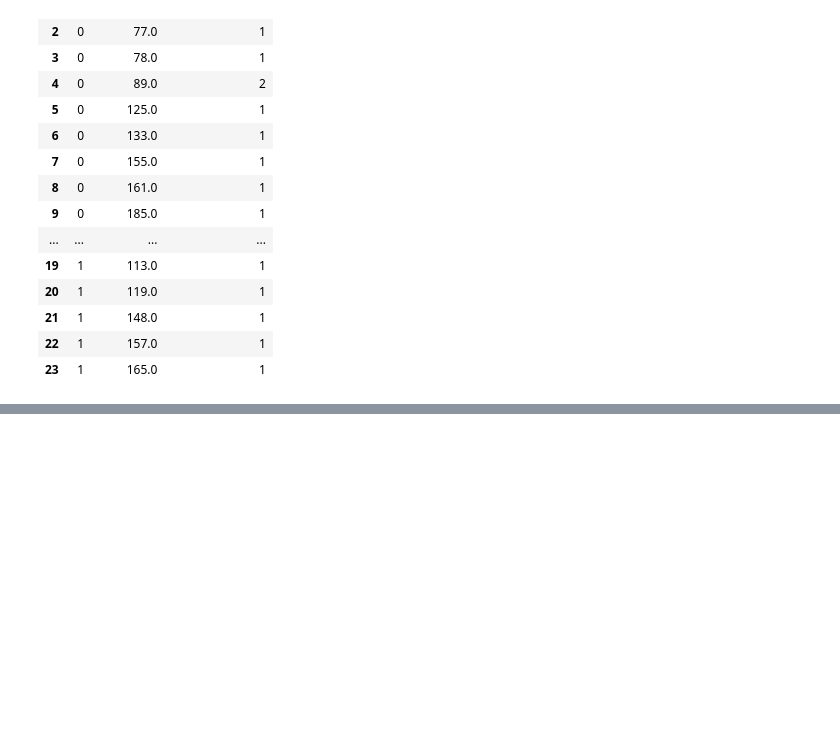
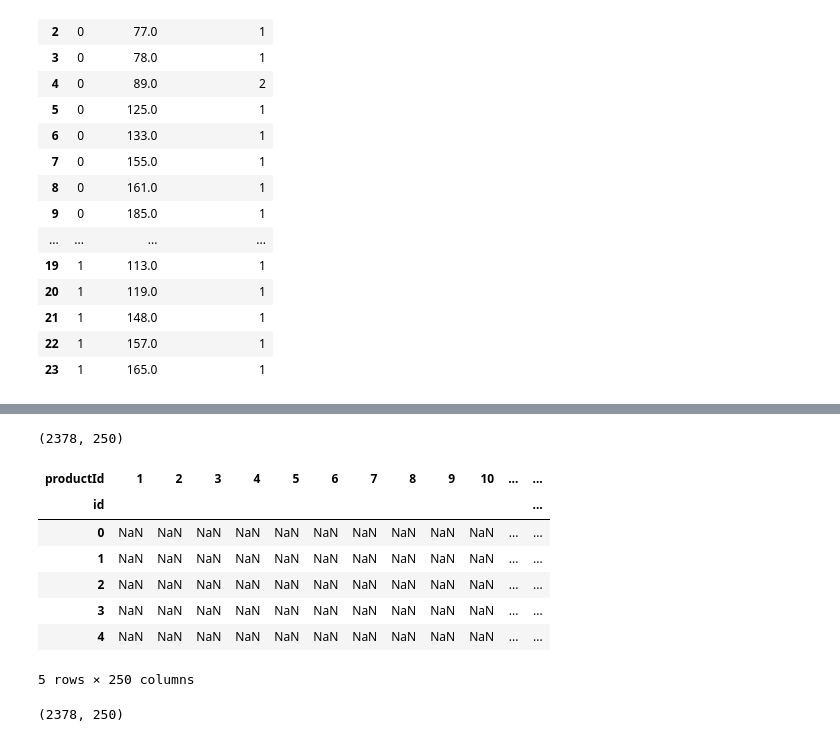
Before and after one commit to HassanSherwani/Predicting-customers-demand_API_Flask, a Jupyter notebook: Product_Freq.ipynb, the cells around one changed output, grey strips where cells are left out. Cells and saved outputs as stored; diff of their text form; code cells hidden in the pictures; blank space fills up the shorter version.

```diff
--- a/Product_Freq.ipynb
+++ b/Product_Freq.ipynb
@@ -110,0 +174,18 @@ pd.melt(transactions.head(2).set_index('id')['products'].apply(pd.Series).reset_
+# %%
+df_matrix_norm = (df_matrix-df_matrix.min())/(df_matrix.max()-df_matrix.min())
+
+df_matrix_norm.head()
+# %% [output]
+(2378, 250)
+| productId | 1 | 2 | 3 | 4 | 5 | 6 | 7 | 8 | 9 | 10 | ... | ... |
+| id |  |  |  |  |  |  |  |  |  |  |  | ... |
+| 0 | NaN | NaN | NaN | NaN | NaN | NaN | NaN | NaN | NaN | NaN | ... | ... |
+| 1 | NaN | NaN | NaN | NaN | NaN | NaN | NaN | NaN | NaN | NaN | ... | ... |
+| 2 | NaN | NaN | NaN | NaN | NaN | NaN | NaN | NaN | NaN | NaN | ... | ... |
+| 3 | NaN | NaN | NaN | NaN | NaN | NaN | NaN | NaN | NaN | NaN | ... | ... |
+| 4 | NaN | NaN | NaN | NaN | NaN | NaN | NaN | NaN | NaN | NaN | ... | ... |
+5 rows × 250 columns
+# %%
+print(df_matrix_norm.shape)
+# %% [output]
+(2378, 250)
```
Also changed, not shown: parts of 13 cells of this notebook.
